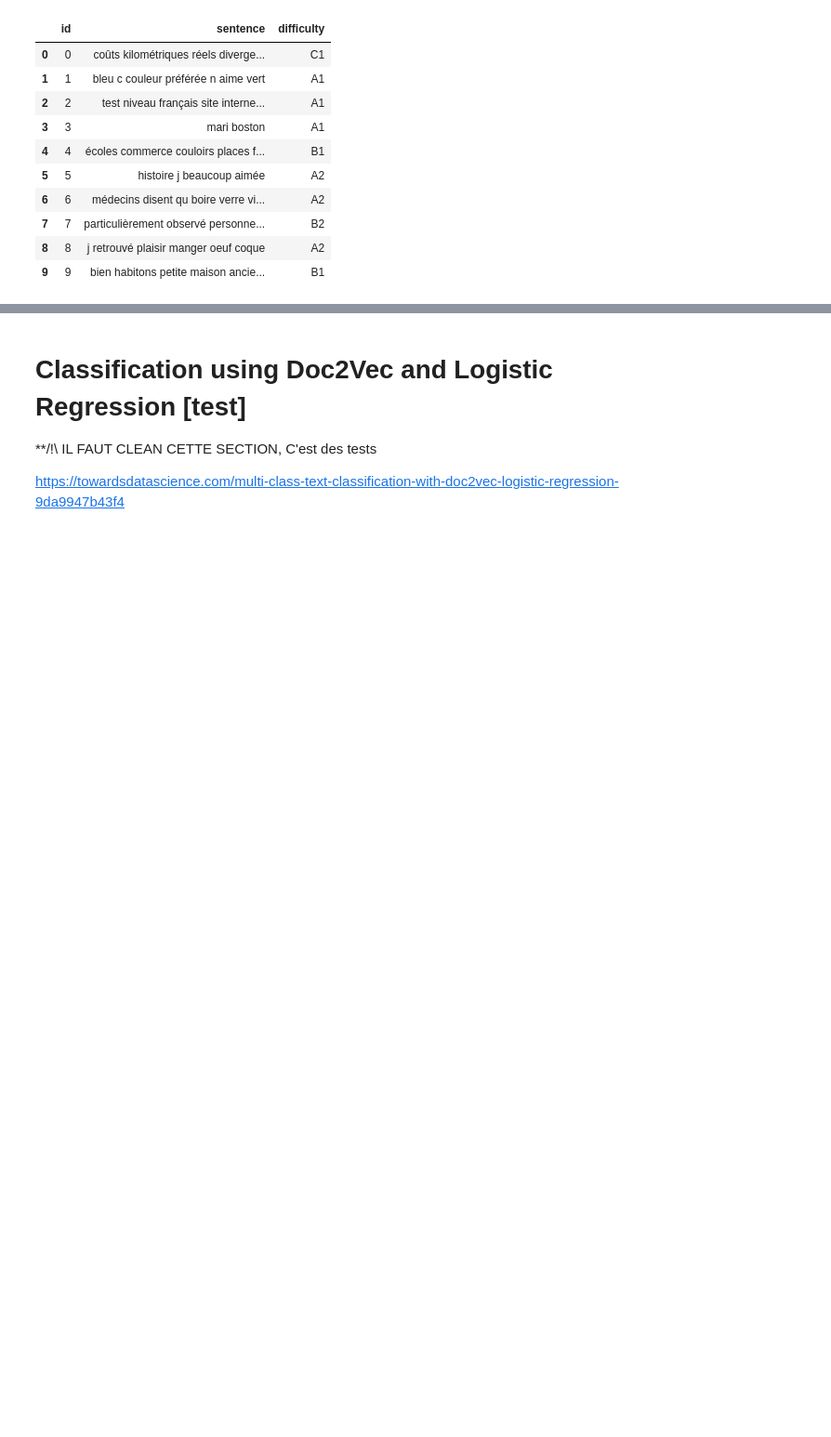
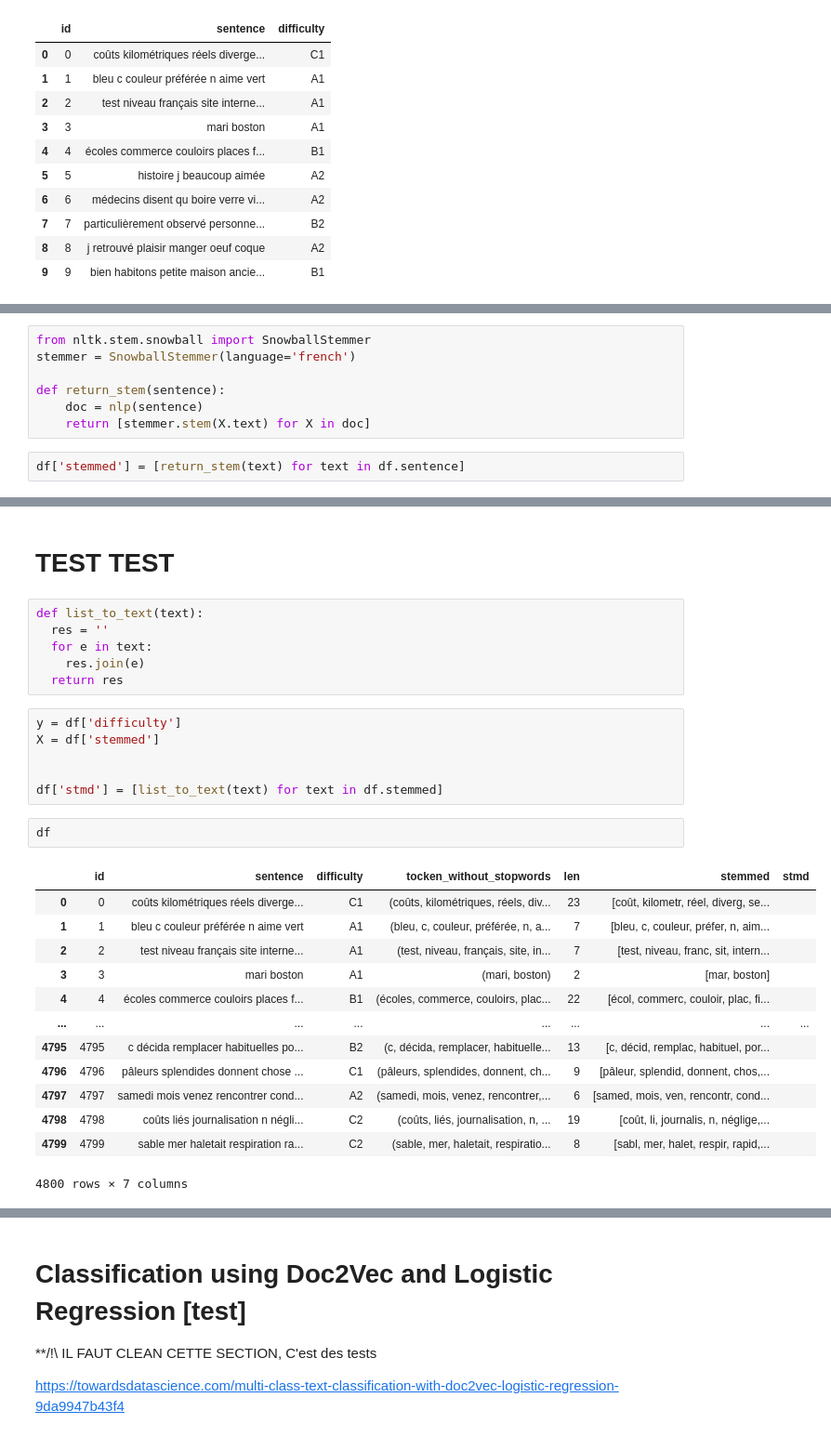
Before and after one commit to stefarine/DMML2022_ROLEX, a Jupyter notebook: code/UNIL_ROLEX.ipynb, the cells around one changed output, grey strips where cells are left out. Shown at 93% size. Saved outputs shown, nothing was run; the diff lists cells and outputs as text; blank space fills up the shorter version.

```diff
--- a/code/UNIL_ROLEX.ipynb
+++ b/code/UNIL_ROLEX.ipynb
@@ -395,0 +413,9 @@ df.sample(3)
+# %%
+from nltk.stem.snowball import SnowballStemmer
+stemmer = SnowballStemmer(language='french')
+
+def return_stem(sentence):
+    doc = nlp(sentence)
+    return [stemmer.stem(X.text) for X in doc]
+# %%
+df['stemmed'] = [return_stem(text) for text in df.sentence]
@@ -395,0 +431,30 @@ df.sample(3)
+# %% [markdown]
+# TEST TEST
+# %%
+def list_to_text(text):
+  res = ''
+  for e in text:
+    res.join(e)
+  return res
+# %%
+y = df['difficulty']
+X = df['stemmed']
+
+
+df['stmd'] = [list_to_text(text) for text in df.stemmed]
+# %%
+df
+# %% [output]
+|  | id | sentence | difficulty | tocken_without_stopwords | len | stemmed | stmd |
+| 0 | 0 | coûts kilométriques réels diverge... | C1 | (coûts, kilométriques, réels, div... | 23 | [coût, kilometr, réel, diverg, se... |  |
+| 1 | 1 | bleu c couleur préférée n aime vert | A1 | (bleu, c, couleur, préférée, n, a... | 7 | [bleu, c, couleur, préfer, n, aim... |  |
+| 2 | 2 | test niveau français site interne... | A1 | (test, niveau, français, site, in... | 7 | [test, niveau, franc, sit, intern... |  |
+| 3 | 3 | mari boston | A1 | (mari, boston) | 2 | [mar, boston] |  |
+| 4 | 4 | écoles commerce couloirs places f... | B1 | (écoles, commerce, couloirs, plac... | 22 | [écol, commerc, couloir, plac, fi... |  |
+| ... | ... | ... | ... | ... | ... | ... | ... |
+| 4795 | 4795 | c décida remplacer habituelles po... | B2 | (c, décida, remplacer, habituelle... | 13 | [c, décid, remplac, habituel, por... |  |
+| 4796 | 4796 | pâleurs splendides donnent chose ... | C1 | (pâleurs, splendides, donnent, ch... | 9 | [pâleur, splendid, donnent, chos,... |  |
+| 4797 | 4797 | samedi mois venez rencontrer cond... | A2 | (samedi, mois, venez, rencontrer,... | 6 | [samed, mois, ven, rencontr, cond... |  |
+| 4798 | 4798 | coûts liés journalisation n négli... | C2 | (coûts, liés, journalisation, n, ... | 19 | [coût, li, journalis, n, néglige,... |  |
+| 4799 | 4799 | sable mer haletait respiration ra... | C2 | (sable, mer, haletait, respiratio... | 8 | [sabl, mer, halet, respir, rapid,... |  |
+4800 rows × 7 columns
```
Also changed, not shown: parts of 24 cells of this notebook.
